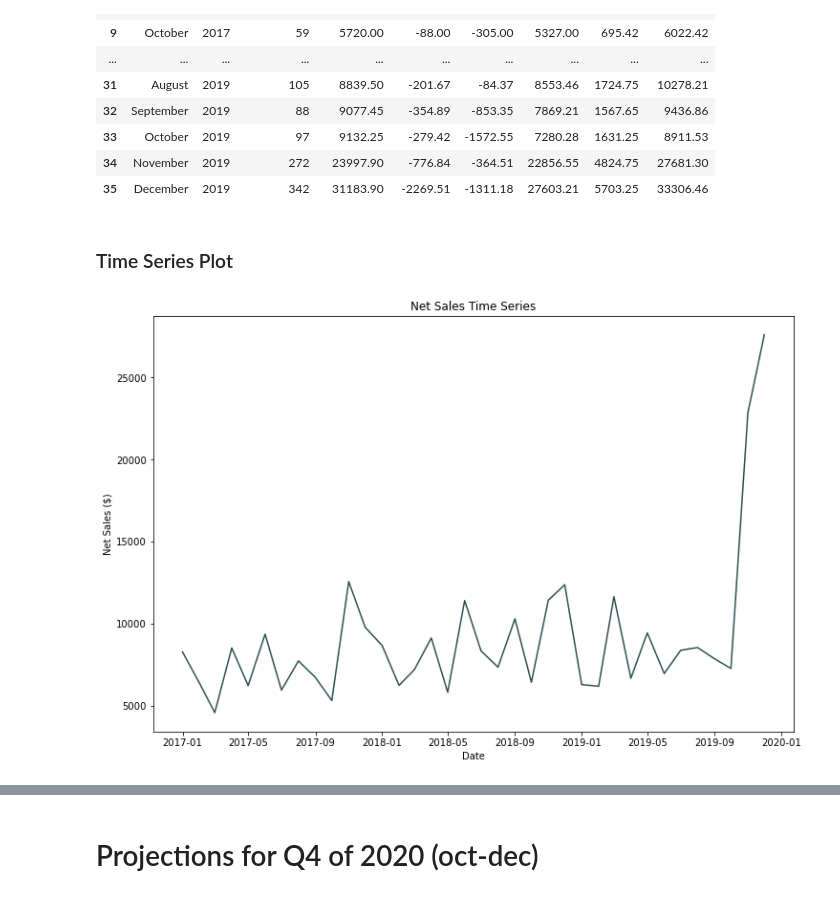
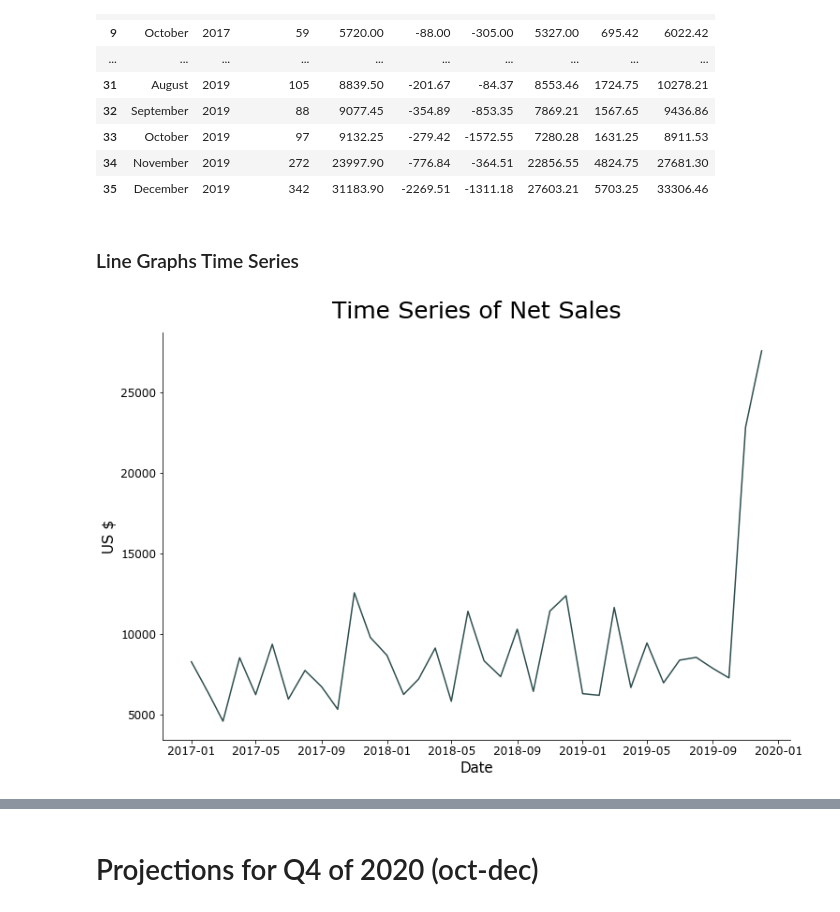
Before and after one commit to tuebolo/online_business_sales, a Jupyter notebook: analysis.ipynb, the cells around one changed output, grey strips where cells are left out. Saved outputs shown, nothing was run; the diff lists cells and outputs as text; code cells hidden in the pictures.

```diff
--- a/analysis.ipynb
+++ b/analysis.ipynb
@@ -23,10 +22,6 @@ from cycler import cycler
 plt.style.use('presentation.mplstyle')
 
 # highlight parts on graphs
-facecolor = "lightgrey"
+facecolor = "whitesmoke"
 
-# Fonts for plots
-plt.rcParams.update({'font.family':'sans-serif'}) # set the font globally
-plt.rcParams.update({'font.sans-serif':'Computer Modern Sans Serif'}) # set the font name for a font family
-print(plt.rcParams['font.family'])
-print(plt.rcParams['font.sans-serif'])
+# plt.rcParams['font.family'] = 'Impact'
@@ -191,7 +193,7 @@ display(sales2)
 | 34 | November | 2019 | 272 | 23997.90 | -776.84 | -364.51 | 22856.55 | 4824.75 | 27681.30 |
 | 35 | December | 2019 | 342 | 31183.90 | -2269.51 | -1311.18 | 27603.21 | 5703.25 | 33306.46 |
 # %% [markdown]
-### Time Series Plot
+### Line Graphs Time Series
 # %%
 # Create a column where month names are converted to integers
 Date = []
@@ -205,14 +207,12 @@ sales2['Date'] = pd.to_datetime(sales2[['Year','month']].assign(DAY=1))
 # %%
 # Net Sales Time Series Plot
 plt.plot(sales2['Date'], sales2['Net Sales'])
 plt.grid(False)
-plt.title('Net Sales Time Series')
+plt.title('Time Series of Net Sales')
 plt.xlabel('Date')
-plt.ylabel('Net Sales ($)')
-
-plt.show()
+plt.ylabel('US $');
 # %% [output]
-[figure, old version]
+[figure, new version]
 # %%
 # Total Orders Time Series Plot
 plt.plot(sales2['Date'], sales2['Total Orders'])
```
Also changed, not shown: parts of 24 cells of this notebook.
